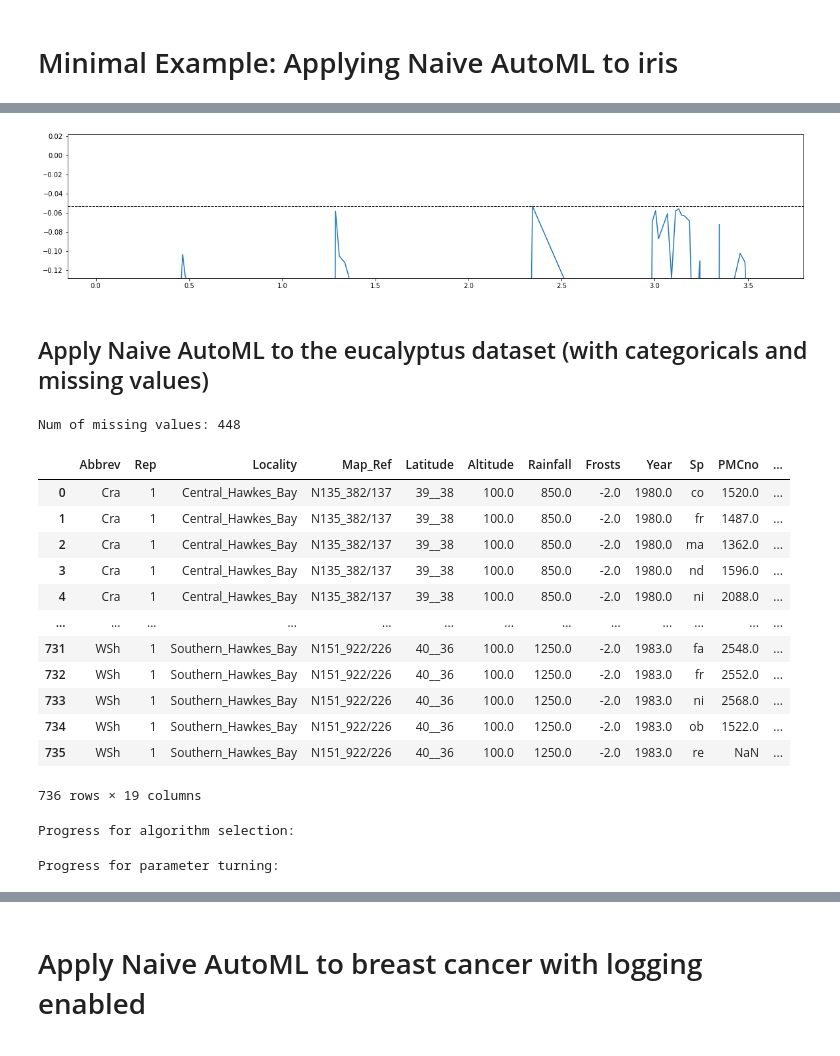
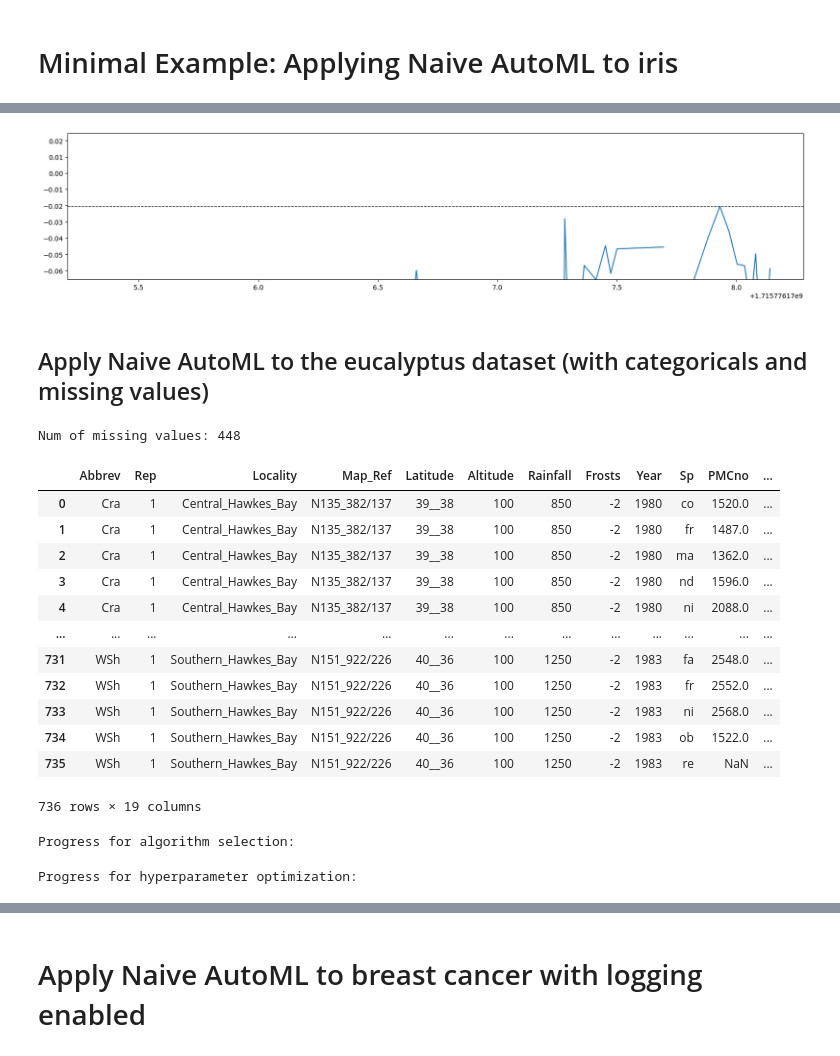
Before and after one commit to fmohr/naiveautoml, a Jupyter notebook: python/usage-example.ipynb, the cells around one changed output, grey strips where cells are left out. Saved outputs shown, nothing was run; the diff lists cells and outputs as text; code cells hidden in the pictures.

```diff
--- a/python/usage-example.ipynb
+++ b/python/usage-example.ipynb
@@ -39,17 +58,17 @@ naml.history
 # %%
 import matplotlib.pyplot as plt
 
 def plot_history(naml):
     fig, ax = plt.subplots(figsize=(20, 4))
-    ax.plot(naml.history["time"], naml.history["score_internal"])
-    ax.axhline(naml.history["score_internal"].max(), linestyle="--", color="black", linewidth=1)
-    max_val = naml.history["score_internal"].max()
-    median_val = naml.history["score_internal"].median()
+    ax.plot(naml.history["time"], naml.history["neg_log_loss"])
+    ax.axhline(naml.history["neg_log_loss"].max(), linestyle="--", color="black", linewidth=1)
+    max_val = naml.history["neg_log_loss"].max()
+    median_val = naml.history["neg_log_loss"].median()
     ax.set_ylim([median_val, max_val + (max_val - median_val)])
     plt.show()
 
 plot_history(naml)
 # %% [output]
-[figure, old version]
+[figure, new version]
 # %% [markdown]
 ## Apply Naive AutoML to the eucalyptus dataset (with categoricals and missing values)
@@ -65,28 +75,28 @@ def get_dataset(openmlid):
 # %%
-X, y = get_dataset(188)
+X, y = sklearn.datasets.fetch_openml(data_id=188, return_X_y=True, as_frame=True)
 print(f"Num of missing values: {X.isna().sum().sum()}")
 X
 # %% [output]
 Num of missing values: 448
 |  | Abbrev | Rep | Locality | Map_Ref | Latitude | Altitude | Rainfall | Frosts | Year | Sp | PMCno | ... |
-| 0 | Cra | 1 | Central_Hawkes_Bay | N135_382/137 | 39__38 | 100.0 | 850.0 | -2.0 | 1980.0 | co | 1520.0 | ... |
-| 1 | Cra | 1 | Central_Hawkes_Bay | N135_382/137 | 39__38 | 100.0 | 850.0 | -2.0 | 1980.0 | fr | 1487.0 | ... |
-| 2 | Cra | 1 | Central_Hawkes_Bay | N135_382/137 | 39__38 | 100.0 | 850.0 | -2.0 | 1980.0 | ma | 1362.0 | ... |
-| 3 | Cra | 1 | Central_Hawkes_Bay | N135_382/137 | 39__38 | 100.0 | 850.0 | -2.0 | 1980.0 | nd | 1596.0 | ... |
-| 4 | Cra | 1 | Central_Hawkes_Bay | N135_382/137 | 39__38 | 100.0 | 850.0 | -2.0 | 1980.0 | ni | 2088.0 | ... |
+| 0 | Cra | 1 | Central_Hawkes_Bay | N135_382/137 | 39__38 | 100 | 850 | -2 | 1980 | co | 1520.0 | ... |
+| 1 | Cra | 1 | Central_Hawkes_Bay | N135_382/137 | 39__38 | 100 | 850 | -2 | 1980 | fr | 1487.0 | ... |
+| 2 | Cra | 1 | Central_Hawkes_Bay | N135_382/137 | 39__38 | 100 | 850 | -2 | 1980 | ma | 1362.0 | ... |
+| 3 | Cra | 1 | Central_Hawkes_Bay | N135_382/137 | 39__38 | 100 | 850 | -2 | 1980 | nd | 1596.0 | ... |
+| 4 | Cra | 1 | Central_Hawkes_Bay | N135_382/137 | 39__38 | 100 | 850 | -2 | 1980 | ni | 2088.0 | ... |
 | ... | ... | ... | ... | ... | ... | ... | ... | ... | ... | ... | ... | ... |
-| 731 | WSh | 1 | Southern_Hawkes_Bay | N151_922/226 | 40__36 | 100.0 | 1250.0 | -2.0 | 1983.0 | fa | 2548.0 | ... |
-| 732 | WSh | 1 | Southern_Hawkes_Bay | N151_922/226 | 40__36 | 100.0 | 1250.0 | -2.0 | 1983.0 | fr | 2552.0 | ... |
-| 733 | WSh | 1 | Southern_Hawkes_Bay | N151_922/226 | 40__36 | 100.0 | 1250.0 | -2.0 | 1983.0 | ni | 2568.0 | ... |
-| 734 | WSh | 1 | Southern_Hawkes_Bay | N151_922/226 | 40__36 | 100.0 | 1250.0 | -2.0 | 1983.0 | ob | 1522.0 | ... |
-| 735 | WSh | 1 | Southern_Hawkes_Bay | N151_922/226 | 40__36 | 100.0 | 1250.0 | -2.0 | 1983.0 | re | NaN | ... |
+| 731 | WSh | 1 | Southern_Hawkes_Bay | N151_922/226 | 40__36 | 100 | 1250 | -2 | 1983 | fa | 2548.0 | ... |
+| 732 | WSh | 1 | Southern_Hawkes_Bay | N151_922/226 | 40__36 | 100 | 1250 | -2 | 1983 | fr | 2552.0 | ... |
+| 733 | WSh | 1 | Southern_Hawkes_Bay | N151_922/226 | 40__36 | 100 | 1250 | -2 | 1983 | ni | 2568.0 | ... |
+| 734 | WSh | 1 | Southern_Hawkes_Bay | N151_922/226 | 40__36 | 100 | 1250 | -2 | 1983 | ob | 1522.0 | ... |
+| 735 | WSh | 1 | Southern_Hawkes_Bay | N151_922/226 | 40__36 | 100 | 1250 | -2 | 1983 | re | NaN | ... |
 736 rows × 19 columns
 # %%
-naml = naiveautoml.NaiveAutoML(show_progress = True, timeout=120, max_hpo_iterations=10)
+naml = naiveautoml.NaiveAutoML(show_progress=True, timeout_overall=120, max_hpo_iterations=10)
 naml.fit(X, y)
 # %% [output]
 Progress for algorithm selection:
-Progress for parameter turning:
+Progress for hyperparameter optimization:
 # %%
 print(naml.chosen_model)
 # %% [output]
```
Also changed, not shown: parts of 10 cells of this notebook, 3 other files.
